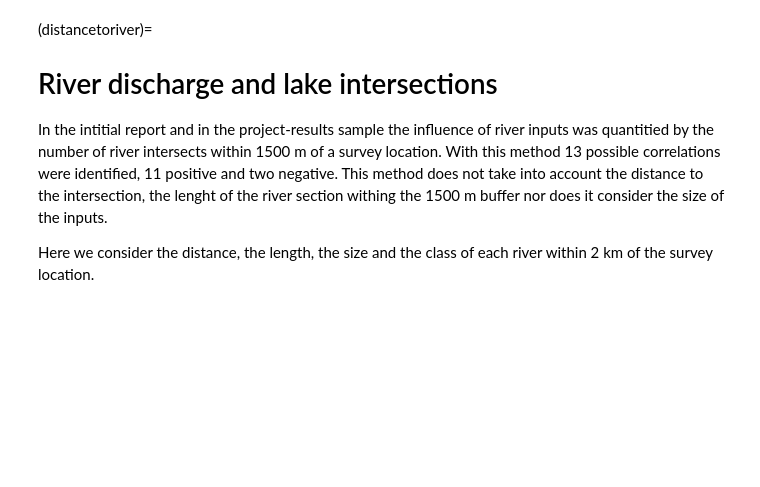
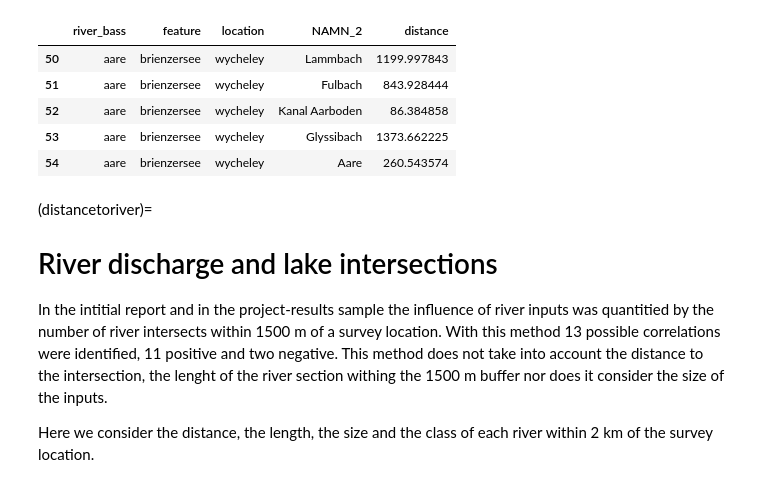
Before and after one commit to hammerdirt-analyst/landuse, a Jupyter notebook: consider_distance_to_river.ipynb, the cells around one changed output. Drawn from its saved outputs; the diff is of its cells as text; code cells hidden in the pictures; blank space fills up the shorter version.

Commit message:
updating consisder_distance

```diff
--- a/consider_distance_to_river.ipynb
+++ b/consider_distance_to_river.ipynb
@@ -282,0 +306,12 @@ rhovals = crp.pivot(index="code", columns="variable", values="rho")
+# %%
+dist = pd.read_csv("resources/hex-3000m/lake-locations-distance-to_intersection.csv")
+columns = ['river_bass', 'feature', 'location', 'NAMN_2', 'distance']
+location = 'wycheley'
+dist.loc[dist.location == location][columns]
+# %% [output]
+|  | river_bass | feature | location | NAMN_2 | distance |
+| 50 | aare | brienzersee | wycheley | Lammbach | 1199.997843 |
+| 51 | aare | brienzersee | wycheley | Fulbach | 843.928444 |
+| 52 | aare | brienzersee | wycheley | Kanal Aarboden | 86.384858 |
+| 53 | aare | brienzersee | wycheley | Glyssibach | 1373.662225 |
+| 54 | aare | brienzersee | wycheley | Aare | 260.543574 |
```
Also changed, not shown: parts of 3 cells of this notebook.
